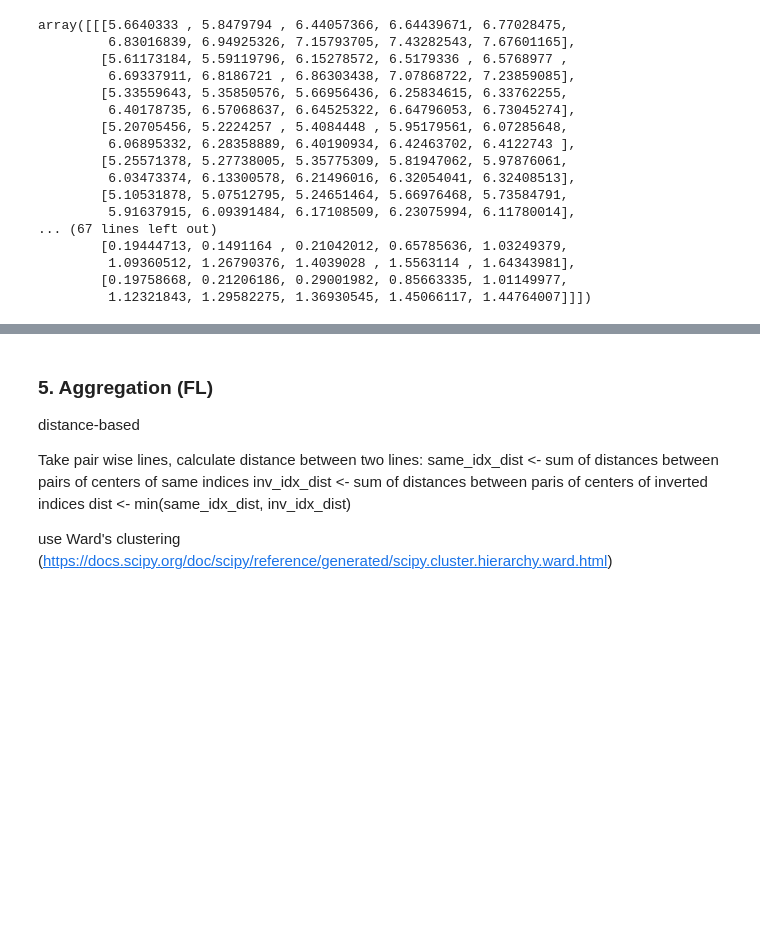
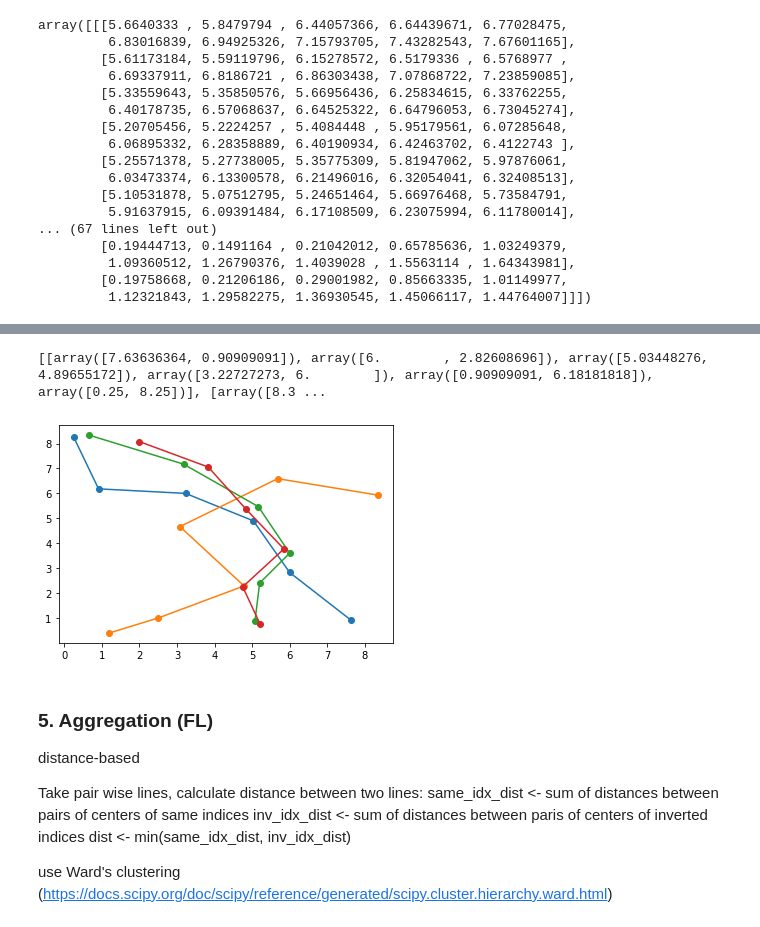
Before and after one commit to filipLoisel/SOS, a Jupyter notebook: UE3/src/main.ipynb, the cells around one changed output, grey strips where cells are left out. Drawn from its saved outputs; the diff is of its cells as text; code cells hidden in the pictures; blank space fills up the shorter version.

```diff
--- a/UE3/src/main.ipynb
+++ b/UE3/src/main.ipynb
@@ -174,3 +66,39 @@ Save min and max of centers (low, high)
+# %%
+def calculate_region_center(points):
+    return sum(points) / len(points)
+
+
+def get_points_inside_region(region, component):
+    return np.argwhere(component == region)
+
+
+def get_region_centers(component):
+    region_centers = []
+
+    for region in range(1, n + 1):
+        included_points = get_points_inside_region(region, component)
+        region_center = calculate_region_center(included_points)
+        region_centers.append(region_center)
+
+    return region_centers
+
+
+def get_component_lines(binned_planes):
+    """ returns e.g., [[[1,2], [3,4], [3,5]], [...], [...]] -> component plane 0 has line with points: (1,2), (3,4) (3,5)"""
+    lines = []
+    for component in binned_planes:
+        region_centers = get_region_centers(component)
+        lines.append(region_centers)
+    return lines
+
+
+def get_min_max_lines(lines):
+    """ returns e.g., [[3.5, 8.9], [...], [...]] -> component plane 0 (line 0) has min at 3.5 and max at 8.9 """
+    return [[np.min(points), np.max(points)] for points in lines]
+
+
+lines = get_component_lines(discretized_planes)
+lines_min_max = get_min_max_lines(lines)
 # %% [markdown]
 ## Metro Map Visualization
 
@@ -179,5 +106,17 @@ Save min and max of centers (low, high)
 
 Connect the centers with lines
+# %%
+print(lines)
+
+for line in lines:
+    x_coordinates = [point[0] for point in line]
+    y_coordinates = [point[1] for point in line]
+    plt.plot(x_coordinates, y_coordinates, '-o')
+
+plt.show()
+# %% [output]
+[[array([7.63636364, 0.90909091]), array([6.        , 2.82608696]), array([5.03448276, 4.89655172]), array([3.22727273, 6.        ]), array([0.90909091, 6.18181818]), array([0.25, 8.25])], [array([8.3 ...
+[figure, added]
 # %% [markdown]
 ### 5. Aggregation (FL)
 
```
Also changed, not shown: parts of 11 cells of this notebook.
